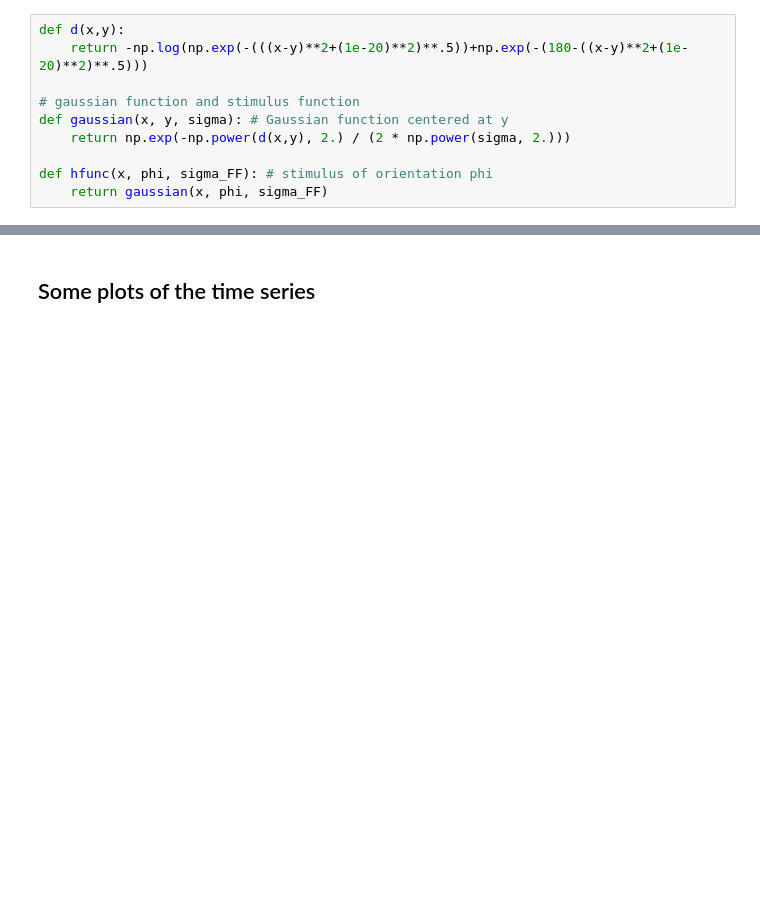
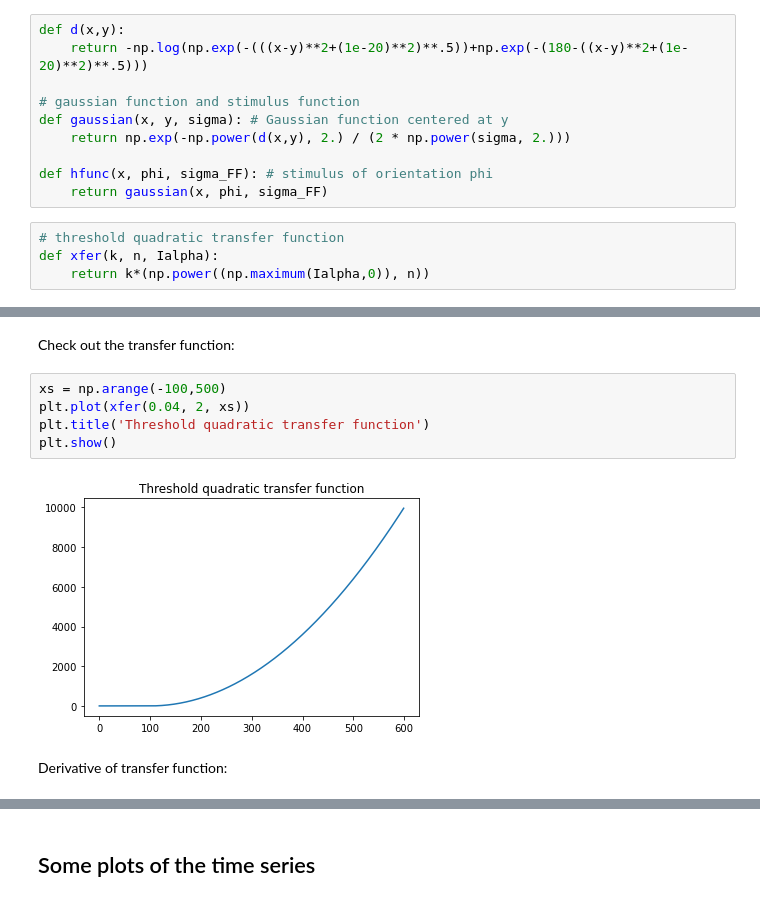
Before and after one commit to alexnegron/SCGB-Fellowship, a Jupyter notebook: Noisy model.ipynb, the cells around one changed output, grey strips where cells are left out. Saved outputs shown, nothing was run; the diff lists cells and outputs as text; blank space fills up the shorter version.

```diff
--- a/Noisy model.ipynb
+++ b/Noisy model.ipynb
@@ -15,3 +16,7 @@ def gaussian(x, y, sigma): # Gaussian function centered at y
 
 def hfunc(x, phi, sigma_FF): # stimulus of orientation phi
     return gaussian(x, phi, sigma_FF)
+# %%
+# threshold quadratic transfer function
+def xfer(k, n, Ialpha):
+    return k*(np.power((np.maximum(Ialpha,0)), n))
@@ -17,0 +71,11 @@ def hfunc(x, phi, sigma_FF): # stimulus of orientation phi
+# %% [markdown]
+Check out the transfer function:
+# %%
+xs = np.arange(-100,500)
+plt.plot(xfer(0.04, 2, xs))
+plt.title('Threshold quadratic transfer function')
+plt.show()
+# %% [output]
+[figure, added]
+# %% [markdown]
+Derivative of transfer function:
```
Also changed, not shown: parts of 73 cells of this notebook.
